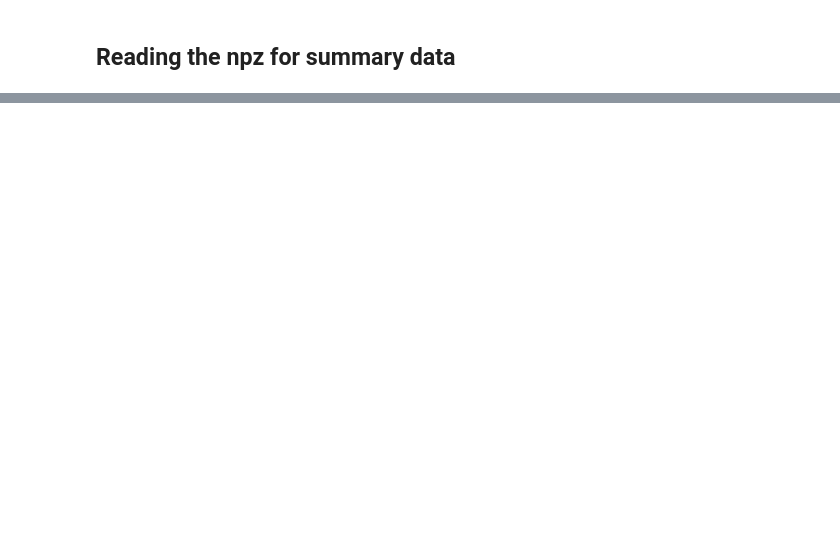
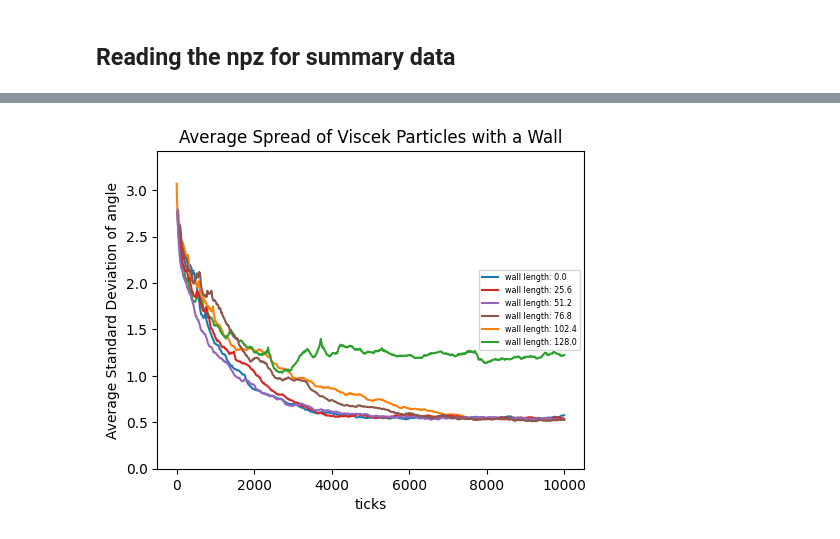
Before and after one commit to RoryTidmarsh/WettingRobots, a Jupyter notebook: wall implemetation/wall_size_experiment/reading_npz.ipynb, the cells around one changed output, grey strips where cells are left out. Cells and saved outputs as stored; diff of their text form; code cells hidden in the pictures; blank space fills up the shorter version.

```diff
--- a/wall implemetation/wall_size_experiment/reading_npz.ipynb
+++ b/wall implemetation/wall_size_experiment/reading_npz.ipynb
@@ -124,0 +183,56 @@ print(summary_data["Density (rho)"])
+# %%
+text_width = 5.5
+fig_width = text_width
+fig_height = 0.75 * fig_width
+fig, ax = plt.subplots(figsize=(fig_width, fig_height))
+
+# Dictionary to store std angles for each wall length
+wall_std_dict = {}
+
+# Go through all three iterations
+for iteration in [0,1,2,3,4,5]:
+    for simulation in simulations[6*iteration:6*(1+iteration)]:
+        wall_length = simulation["wall length"]
+        steps = simulation["steps"]
+        alignment_average_frames = simulation["alignment_average"]
+        std_angles = np.where(simulation["angle_std"] < 0, np.nan, simulation["angle_std"])
+        times = np.arange(0, steps + 1, alignment_average_frames)
+
+        # Initialize list for this wall length if not exists
+        if wall_length not in wall_std_dict:
+            wall_std_dict[wall_length] = []
+
+        # Append the std_angles for this iteration
+        wall_std_dict[wall_length].append(std_angles)
+
+# Now calculate average std for each wall length
+lines = []
+wall_lengths = []
+
+for wall_length, std_list in wall_std_dict.items():
+    # Convert to numpy array and calculate mean across iterations
+    avg_std = np.mean(std_list, axis=0)
+
+    line = ax.plot(times, avg_std, label=f"wall length: {wall_length:.1f}")[0]
+    lines.append(line)
+    wall_lengths.append(wall_length)
+
+# Sort the lines based on wall lengths
+sorted_indices = np.argsort(wall_lengths)
+sorted_lines = [lines[i] for i in sorted_indices]
+sorted_labels = [f"wall length: {wall_lengths[i]:.1f}" for i in sorted_indices]
+
+rho = simulation["rho"]
+ax.legend(sorted_lines, sorted_labels, fontsize="xx-small", loc='center right')
+ax.set_xlabel("ticks")
+ax.set_ylabel("Average Standard Deviation of angle")
+ax.set_title("Average Spread of Viscek Particles with a Wall")
+ax.set_ylim(0)
+
+filename = f"average_angle_spread_rho={rho}_{steps}.png"
+figures_dir = os.getcwd() + "/figures"
+filepath = os.path.join(figures_dir, filename)
+plt.savefig(filepath, dpi=300, bbox_inches='tight')
+plt.show()
+# %% [output]
+[figure, added]
```
Also changed, not shown: parts of 11 cells of this notebook, 1 other file.
